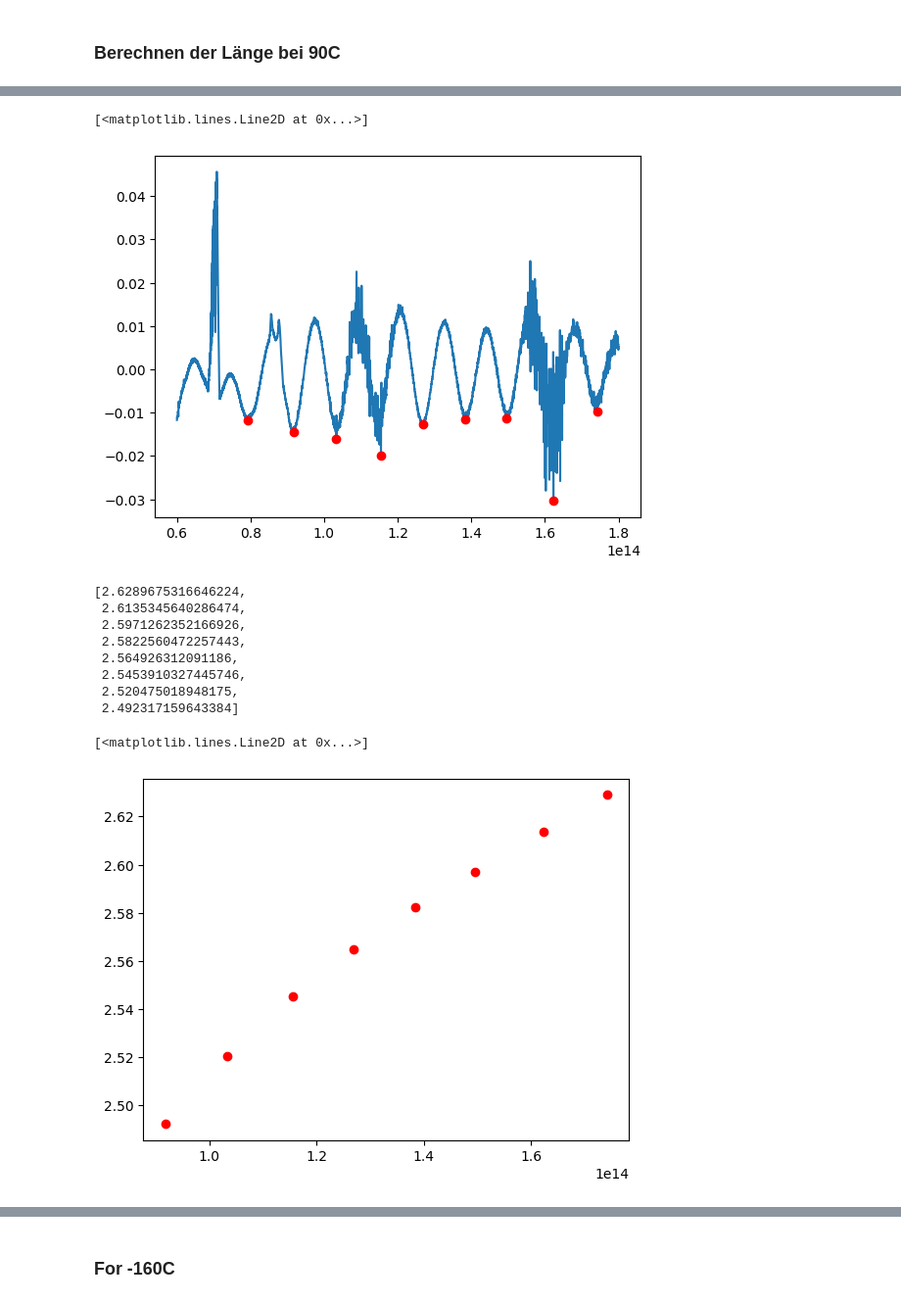
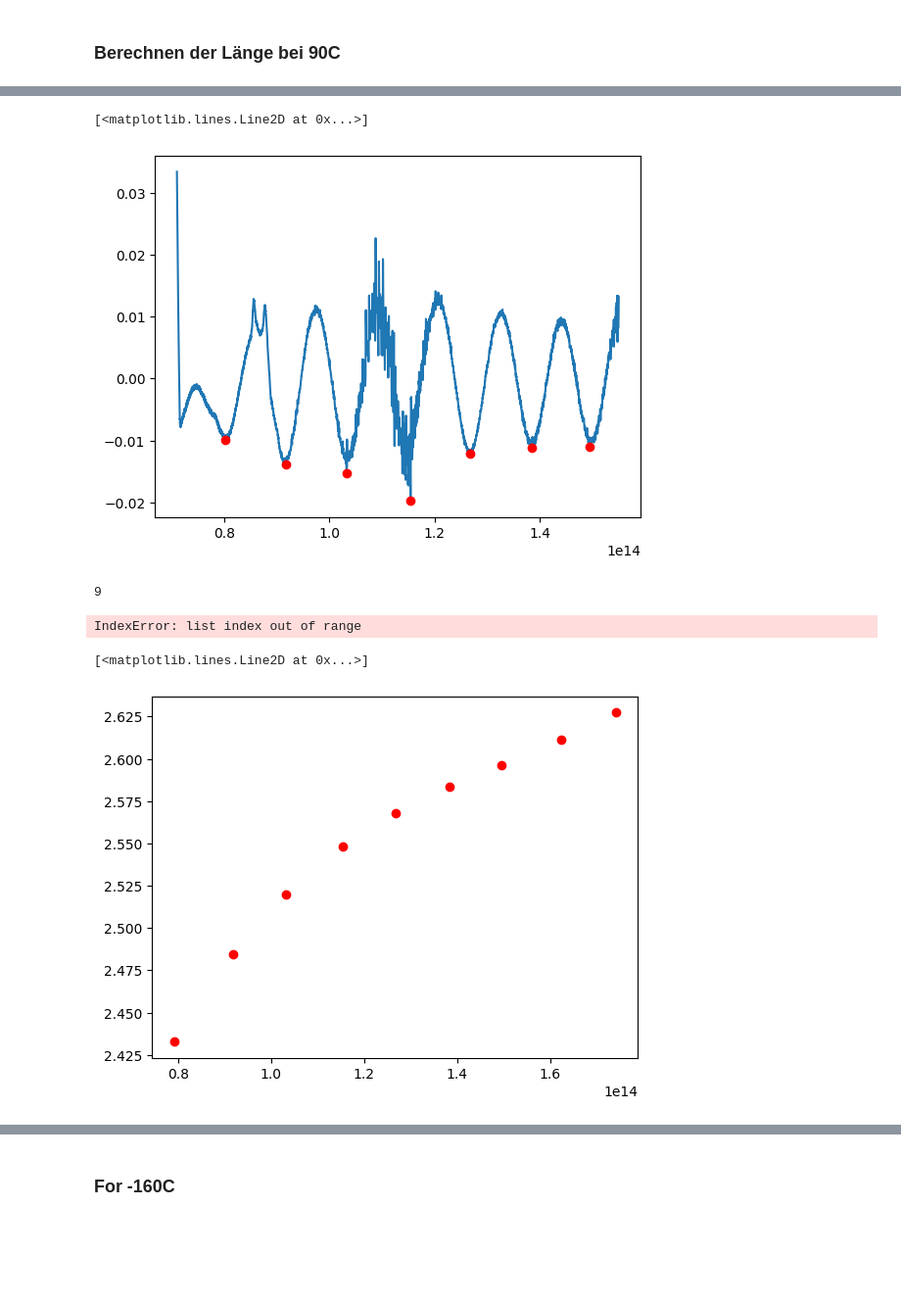
Before and after one commit to alexburg14/Fabry-Perot, a Jupyter notebook: calc_refractive/J140228.ipynb, the cells around one changed output, grey strips where cells are left out. Shown at 98% size. Saved outputs shown, nothing was run; the diff lists cells and outputs as text; code cells hidden in the pictures; blank space fills up the shorter version.

```diff
--- a/calc_refractive/J140228.ipynb
+++ b/calc_refractive/J140228.ipynb
@@ -87,6 +81,6 @@ m_array_room
  7.820987671247991,
  7.153153149762617]
 # %%
-m_array_room_clean = np.arange(7,16,1)[::-1] #very weird
+m_array_room_clean = np.arange(6,16,1)[::-1] #very weird
 m_array_room_clean
 # %% [output]
@@ -147,3 +209,3 @@ plt.plot(minima_frequenz_room[:-1],n_array_minima_room,'ro')
 # %%
-params_J14, cov = scipy.optimize.curve_fit(polynomial, minima_frequenz_room[:-1], n_array_minima_room)
+params_J14, cov = scipy.optimize.curve_fit(polynomial, minima_frequenz_room, n_array_minima_room)
 # %%
@@ -219,7 +283,7 @@ data90 = data[12]
 cutoff = find_nearest(frequenz, 0.6e14)
 cutup = find_nearest(frequenz, 1.8e14)
 # %%
-smooth90,smoothed_out90 = flatten(cutoff,data90,cutup = cutup)
+smooth90,smoothed_out90 = flatten(cutoff,data90,cutup = cutup, N = 1000)
 # %%
 frequenz_s_cut = frequenz[cutup:cutoff]
 # %%
@@ -252,28 +314,25 @@ plt.plot(frequenz_s_cut,smoothed_out90)
 plt.plot(minima_frequenz_90,minma_absorption_90,'ro')
 # %% [output]
 [<matplotlib.lines.Line2D at 0x...>]
-[figure, old version]
+[figure, new version]
 # %%
-m_array_90_clean = np.arange(7,15,1)[::-1]
+m_array_90_clean = np.arange(6,15,1)[::-1]
+# %%
+len(m_array_90_clean)
+# %% [output]
+9
 # %%
 n_array_minima_90 = []
 for i in range(len(m_array_90_clean)):
     n_array_minima_90.append(polynomial(minima_frequenz_90[i], *params_J14))
 n_array_minima_90
 # %% [output]
-[2.6289675316646224,
- 2.6135345640286474,
- 2.5971262352166926,
- 2.5822560472257443,
- 2.564926312091186,
- 2.5453910327445746,
- 2.520475018948175,
- 2.492317159643384]
+IndexError: list index out of range
 # %%
-plt.plot(minima_frequenz_90[:-1],n_array_minima_90,'ro')
+plt.plot(minima_frequenz_90,n_array_minima_90,'ro')
 # %% [output]
 [<matplotlib.lines.Line2D at 0x...>]
-[figure, old version]
+[figure, new version]
 # %%
 L_array_90 = []
 for i in range(len(n_array_minima_90)):
```
Also changed, not shown: parts of 31 cells of this notebook.
